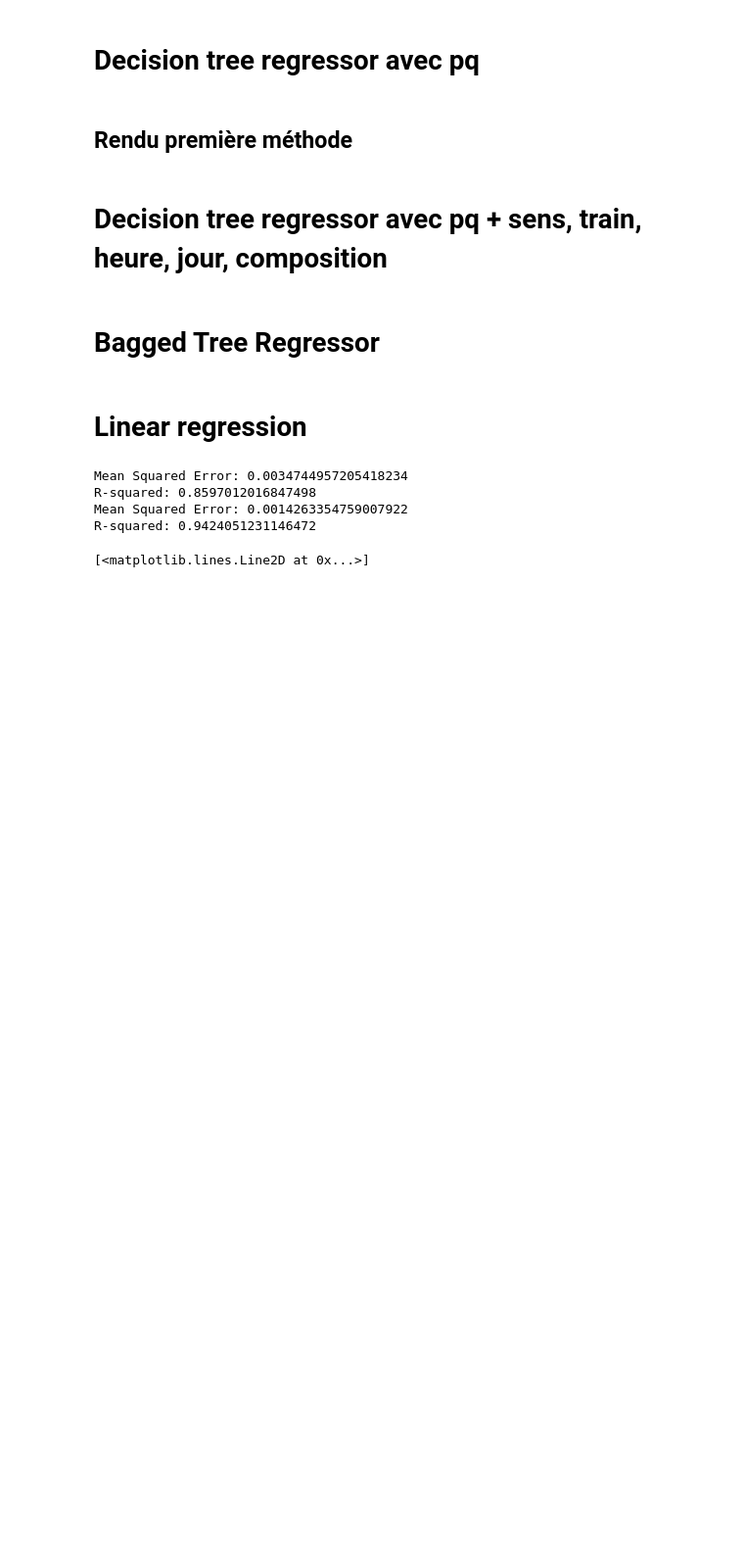
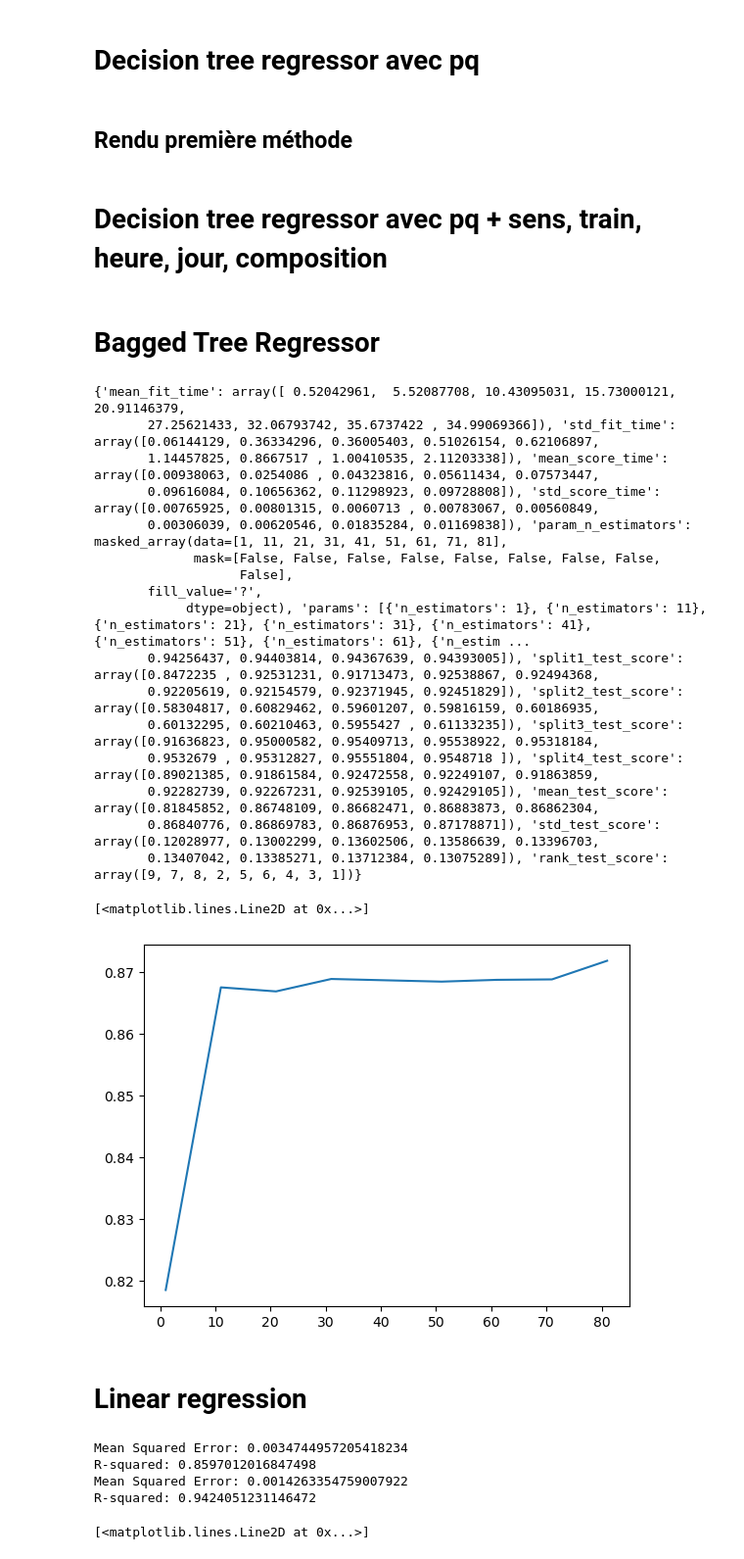
Before and after one commit to DavidFraux/DataChallengeTrains, a Jupyter notebook: DATACHALLENGE.ipynb, the cells around one changed output. Shown: that part at 98% size. Drawn from its saved outputs; the diff is of its cells as text; code cells hidden in the pictures; blank space fills up the shorter version.

Commit message:
implémentation de la méthode bagging Regression (avec 2 mesures différentes)

```diff
--- a/DATACHALLENGE.ipynb
+++ b/DATACHALLENGE.ipynb
@@ -226,0 +223,40 @@ from sklearn.ensemble import BaggingRegressor
+# %%
+from sklearn.ensemble import BaggingRegressor
+from sklearn.model_selection import GridSearchCV
+
+
+n_estimators = np.arange(1,82,10)
+
+tuned_parameters = {'n_estimators':n_estimators}
+
+Cart_grid = GridSearchCV(
+    BaggingRegressor(estimator = DecisionTreeRegressor(criterion = "friedman_mse")),
+    tuned_parameters,
+    n_jobs=-1
+    )
+
+Cart_grid.fit(XTrain_.to_numpy(), YTrain.to_numpy())
+
+print(Cart_grid.cv_results_)
+mean_score = Cart_grid.cv_results_['mean_test_score']
+import matplotlib.pyplot as plt
+plt.plot(n_estimators, mean_score)
+# %% [output]
+{'mean_fit_time': array([ 0.52042961,  5.52087708, 10.43095031, 15.73000121, 20.91146379,
+       27.25621433, 32.06793742, 35.6737422 , 34.99069366]), 'std_fit_time': array([0.06144129, 0.36334296, 0.36005403, 0.51026154, 0.62106897,
+       1.14457825, 0.8667517 , 1.00410535, 2.11203338]), 'mean_score_time': array([0.00938063, 0.0254086 , 0.04323816, 0.05611434, 0.07573447,
+       0.09616084, 0.10656362, 0.11298923, 0.09728808]), 'std_score_time': array([0.00765925, 0.00801315, 0.0060713 , 0.00783067, 0.00560849,
+       0.00306039, 0.00620546, 0.01835284, 0.01169838]), 'param_n_estimators': masked_array(data=[1, 11, 21, 31, 41, 51, 61, 71, 81],
+             mask=[False, False, False, False, False, False, False, False,
+                   False],
+       fill_value='?',
+            dtype=object), 'params': [{'n_estimators': 1}, {'n_estimators': 11}, {'n_estimators': 21}, {'n_estimators': 31}, {'n_estimators': 41}, {'n_estimators': 51}, {'n_estimators': 61}, {'n_estim ...
+       0.94256437, 0.94403814, 0.94367639, 0.94393005]), 'split1_test_score': array([0.8472235 , 0.92531231, 0.91713473, 0.92538867, 0.92494368,
+       0.92205619, 0.92154579, 0.92371945, 0.92451829]), 'split2_test_score': array([0.58304817, 0.60829462, 0.59601207, 0.59816159, 0.60186935,
+       0.60132295, 0.60210463, 0.5955427 , 0.61133235]), 'split3_test_score': array([0.91636823, 0.95000582, 0.95409713, 0.95538922, 0.95318184,
+       0.9532679 , 0.95312827, 0.95551804, 0.9548718 ]), 'split4_test_score': array([0.89021385, 0.91861584, 0.92472558, 0.92249107, 0.91863859,
+       0.92282739, 0.92267231, 0.92539105, 0.92429105]), 'mean_test_score': array([0.81845852, 0.86748109, 0.86682471, 0.86883873, 0.86862304,
+       0.86840776, 0.86869783, 0.86876953, 0.87178871]), 'std_test_score': array([0.12028977, 0.13002299, 0.13602506, 0.13586639, 0.13396703,
+       0.13407042, 0.13385271, 0.13712384, 0.13075289]), 'rank_test_score': array([9, 7, 8, 2, 5, 6, 4, 3, 1])}
+[<matplotlib.lines.Line2D at 0x...>]
+[figure, added]
```
Also changed, not shown: parts of 2 cells of this notebook, 2 other files.
